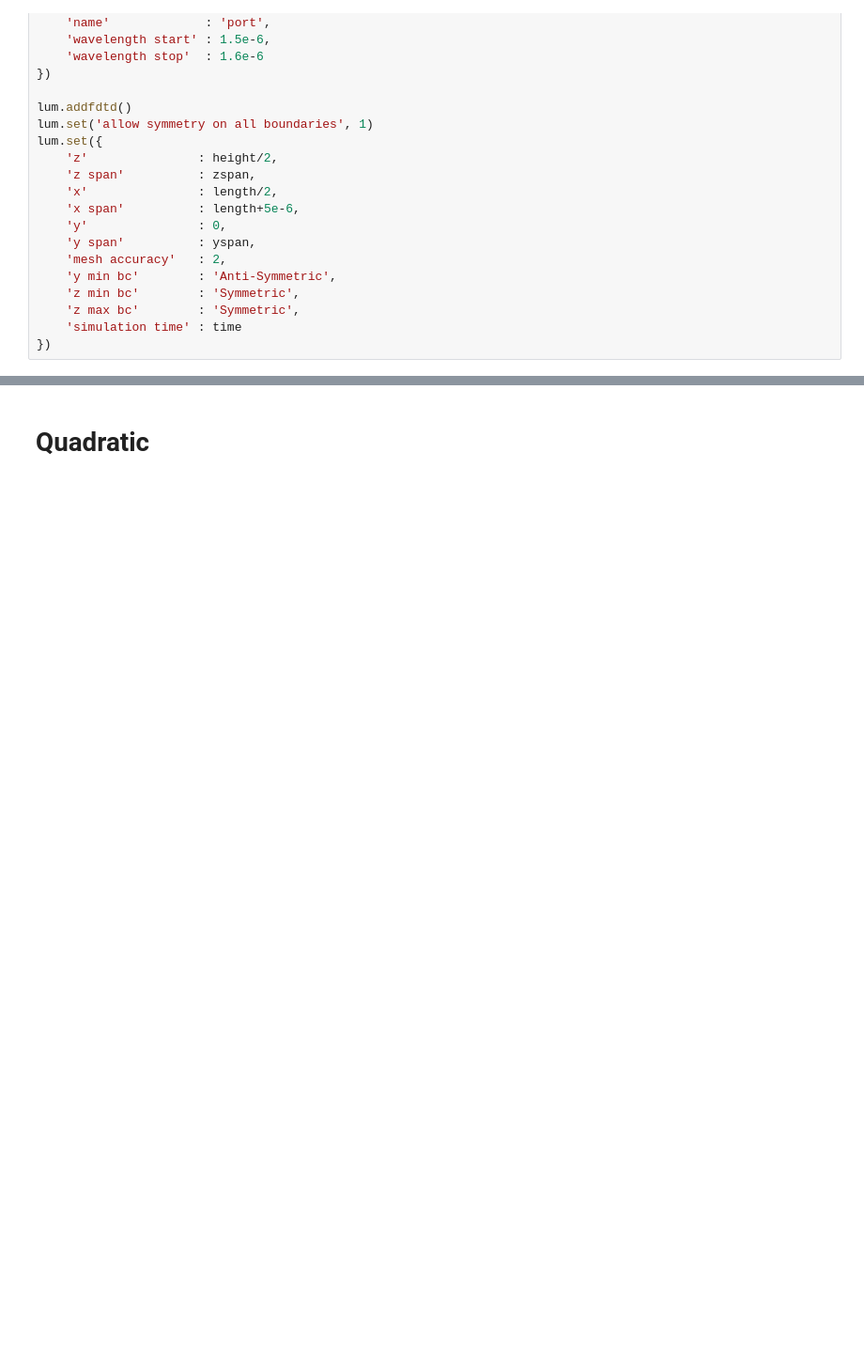
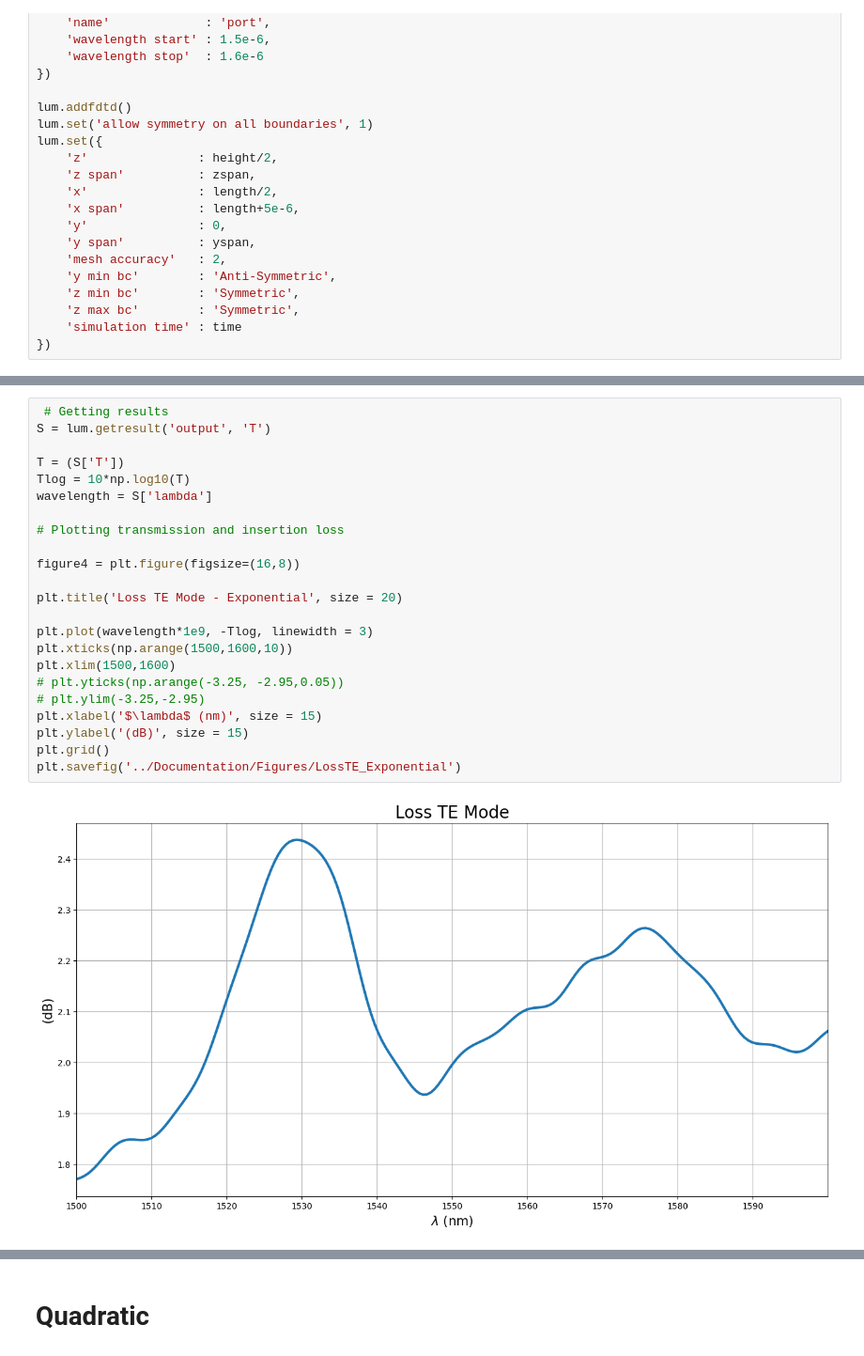
Before and after one commit to Leoopessoa/Edge-Coupler, a Jupyter notebook: Simulation/Components Assembly.ipynb, the cells around one changed output, grey strips where cells are left out. Shown at 94% size. Drawn from its saved outputs; the diff is of its cells as text; blank space fills up the shorter version.

```diff
--- a/Simulation/Components Assembly.ipynb
+++ b/Simulation/Components Assembly.ipynb
@@ -324,0 +541,25 @@ lum.set({
+# %%
+ # Getting results
+S = lum.getresult('output', 'T')
+
+T = (S['T'])
+Tlog = 10*np.log10(T)
+wavelength = S['lambda']
+
+# Plotting transmission and insertion loss
+
+figure4 = plt.figure(figsize=(16,8))
+
+plt.title('Loss TE Mode - Exponential', size = 20)
+
+plt.plot(wavelength*1e9, -Tlog, linewidth = 3)
+plt.xticks(np.arange(1500,1600,10))
+plt.xlim(1500,1600)
+# plt.yticks(np.arange(-3.25, -2.95,0.05))
+# plt.ylim(-3.25,-2.95)
+plt.xlabel('$\lambda$ (nm)', size = 15)
+plt.ylabel('(dB)', size = 15)
+plt.grid()
+plt.savefig('../Documentation/Figures/LossTE_Exponential')
+# %% [output]
+[figure, added]
```
Also changed, not shown: parts of 25 cells of this notebook, 7 other files.
